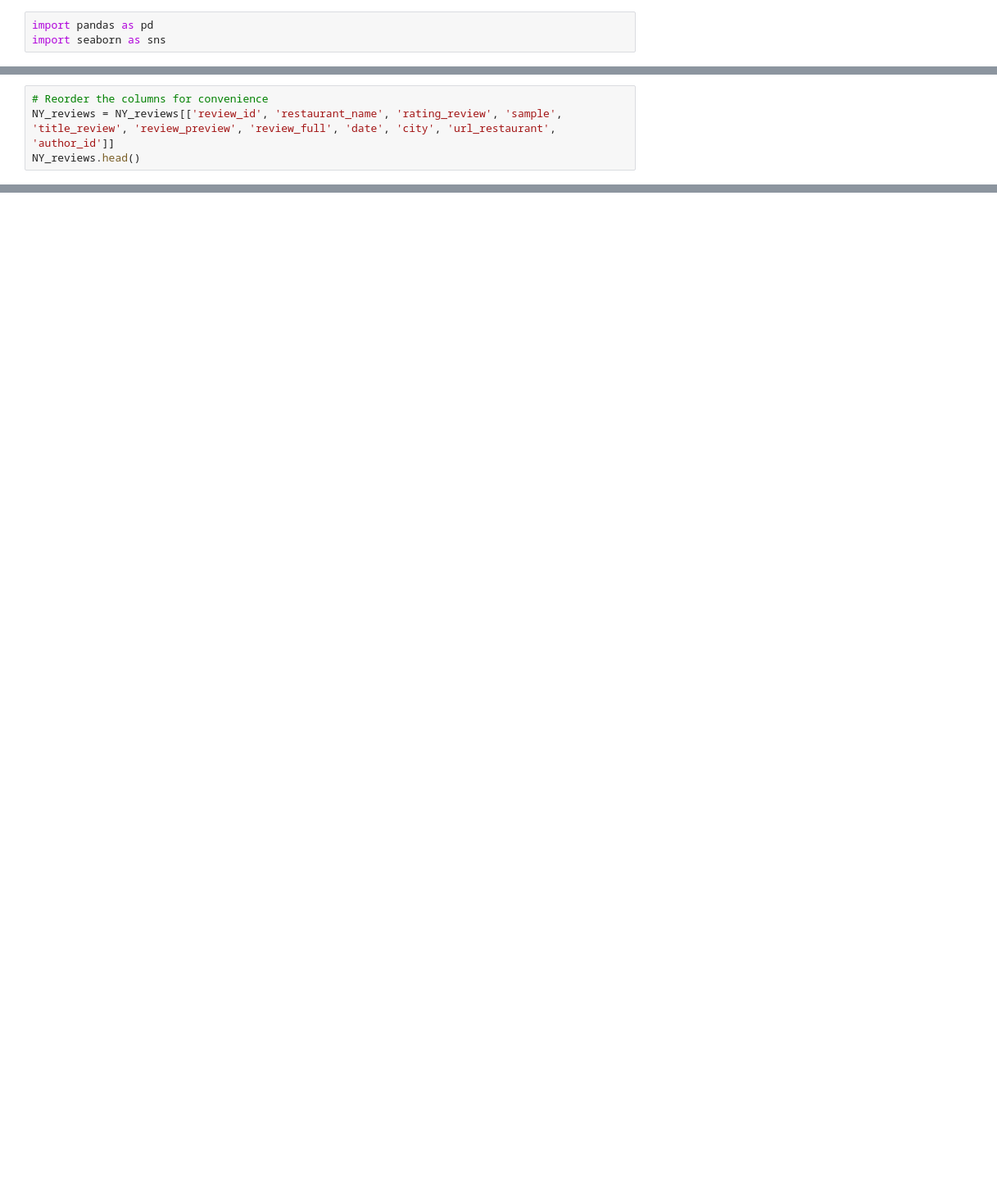
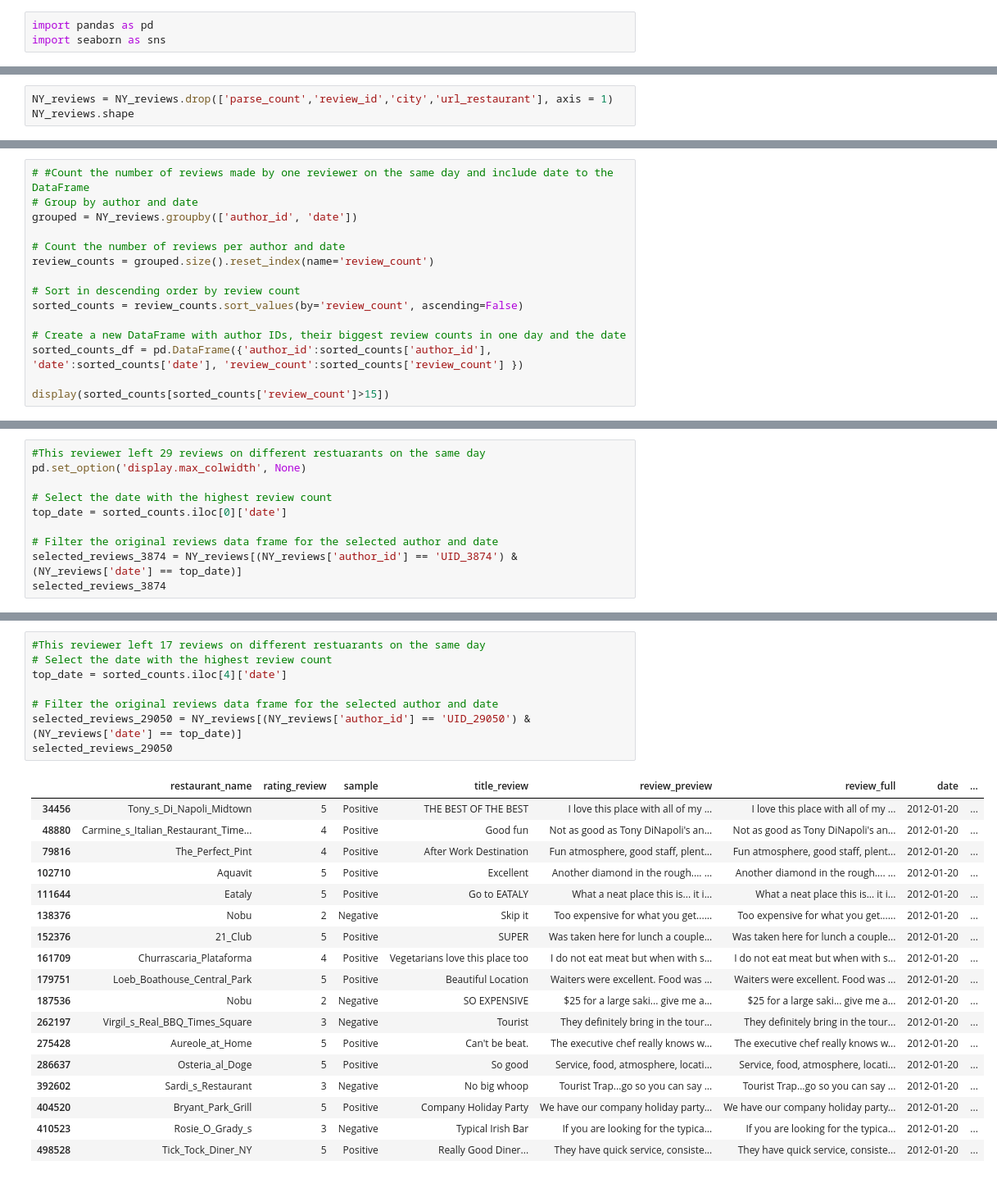
Before and after one commit to OxanaDrotieva/TripAdvisor_NLP, a Jupyter notebook: NY_reviews_cleaned.ipynb, the cells around one changed output, grey strips where cells are left out. Shown at 82% size. Cells and saved outputs as stored; diff of their text form; blank space fills up the shorter version.

```diff
--- a/NY_reviews_cleaned.ipynb
+++ b/NY_reviews_cleaned.ipynb
@@ -41,4 +33,0 @@ NY_reviews.head()
-# %%
-# Reorder the columns for convenience
-NY_reviews = NY_reviews[['review_id', 'restaurant_name', 'rating_review', 'sample', 'title_review', 'review_preview', 'review_full', 'date', 'city', 'url_restaurant', 'author_id']]
-NY_reviews.head()
@@ -51,0 +47,3 @@ NY_reviews.head()
+# %%
+NY_reviews = NY_reviews.drop(['parse_count','review_id','city','url_restaurant'], axis = 1)
+NY_reviews.shape
@@ -168,0 +112,15 @@ sns.countplot(x=NY_reviews['rating_review'])
+# %%
+# #Count the number of reviews made by one reviewer on the same day and include date to the DataFrame
+# Group by author and date
+grouped = NY_reviews.groupby(['author_id', 'date'])
+
+# Count the number of reviews per author and date
+review_counts = grouped.size().reset_index(name='review_count')
+
+# Sort in descending order by review count
+sorted_counts = review_counts.sort_values(by='review_count', ascending=False)
+
+# Create a new DataFrame with author IDs, their biggest review counts in one day and the date
+sorted_counts_df = pd.DataFrame({'author_id':sorted_counts['author_id'], 'date':sorted_counts['date'], 'review_count':sorted_counts['review_count'] })
+
+display(sorted_counts[sorted_counts['review_count']>15])
@@ -168,0 +135,10 @@ sns.countplot(x=NY_reviews['rating_review'])
+# %%
+#This reviewer left 29 reviews on different restuarants on the same day
+pd.set_option('display.max_colwidth', None)
+
+# Select the date with the highest review count
+top_date = sorted_counts.iloc[0]['date']
+
+# Filter the original reviews data frame for the selected author and date
+selected_reviews_3874 = NY_reviews[(NY_reviews['author_id'] == 'UID_3874') & (NY_reviews['date'] == top_date)]
+selected_reviews_3874
@@ -168,0 +243,27 @@ sns.countplot(x=NY_reviews['rating_review'])
+# %%
+#This reviewer left 17 reviews on different restuarants on the same day
+# Select the date with the highest review count
+top_date = sorted_counts.iloc[4]['date']
+
+# Filter the original reviews data frame for the selected author and date
+selected_reviews_29050 = NY_reviews[(NY_reviews['author_id'] == 'UID_29050') & (NY_reviews['date'] == top_date)]
+selected_reviews_29050
+# %% [output]
+|  | restaurant_name | rating_review | sample | title_review | review_preview | review_full | date | ... |
+| 34456 | Tony_s_Di_Napoli_Midtown | 5 | Positive | THE BEST OF THE BEST | I love this place with all of my ... | I love this place with all of my ... | 2012-01-20 | ... |
+| 48880 | Carmine_s_Italian_Restaurant_Time... | 4 | Positive | Good fun | Not as good as Tony DiNapoli's an... | Not as good as Tony DiNapoli's an... | 2012-01-20 | ... |
+| 79816 | The_Perfect_Pint | 4 | Positive | After Work Destination | Fun atmosphere, good staff, plent... | Fun atmosphere, good staff, plent... | 2012-01-20 | ... |
+| 102710 | Aquavit | 5 | Positive | Excellent | Another diamond in the rough.... ... | Another diamond in the rough.... ... | 2012-01-20 | ... |
+| 111644 | Eataly | 5 | Positive | Go to EATALY | What a neat place this is... it i... | What a neat place this is... it i... | 2012-01-20 | ... |
+| 138376 | Nobu | 2 | Negative | Skip it | Too expensive for what you get...... | Too expensive for what you get...... | 2012-01-20 | ... |
+| 152376 | 21_Club | 5 | Positive | SUPER | Was taken here for lunch a couple... | Was taken here for lunch a couple... | 2012-01-20 | ... |
+| 161709 | Churrascaria_Plataforma | 4 | Positive | Vegetarians love this place too | I do not eat meat but when with s... | I do not eat meat but when with s... | 2012-01-20 | ... |
+| 179751 | Loeb_Boathouse_Central_Park | 5 | Positive | Beautiful Location | Waiters were excellent. Food was ... | Waiters were excellent. Food was ... | 2012-01-20 | ... |
+| 187536 | Nobu | 2 | Negative | SO EXPENSIVE | $25 for a large saki... give me a... | $25 for a large saki... give me a... | 2012-01-20 | ... |
+| 262197 | Virgil_s_Real_BBQ_Times_Square | 3 | Negative | Tourist | They definitely bring in the tour... | They definitely bring in the tour... | 2012-01-20 | ... |
+| 275428 | Aureole_at_Home | 5 | Positive | Can't be beat. | The executive chef really knows w... | The executive chef really knows w... | 2012-01-20 | ... |
+| 286637 | Osteria_al_Doge | 5 | Positive | So good | Service, food, atmosphere, locati... | Service, food, atmosphere, locati... | 2012-01-20 | ... |
+| 392602 | Sardi_s_Restaurant | 3 | Negative | No big whoop | Tourist Trap...go so you can say ... | Tourist Trap...go so you can say ... | 2012-01-20 | ... |
+| 404520 | Bryant_Park_Grill | 5 | Positive | Company Holiday Party | We have our company holiday party... | We have our company holiday party... | 2012-01-20 | ... |
+| 410523 | Rosie_O_Grady_s | 3 | Negative | Typical Irish Bar | If you are looking for the typica... | If you are looking for the typica... | 2012-01-20 | ... |
+| 498528 | Tick_Tock_Diner_NY | 5 | Positive | Really Good Diner... | They have quick service, consiste... | They have quick service, consiste... | 2012-01-20 | ... |
```
Also changed, not shown: parts of 35 cells of this notebook.
